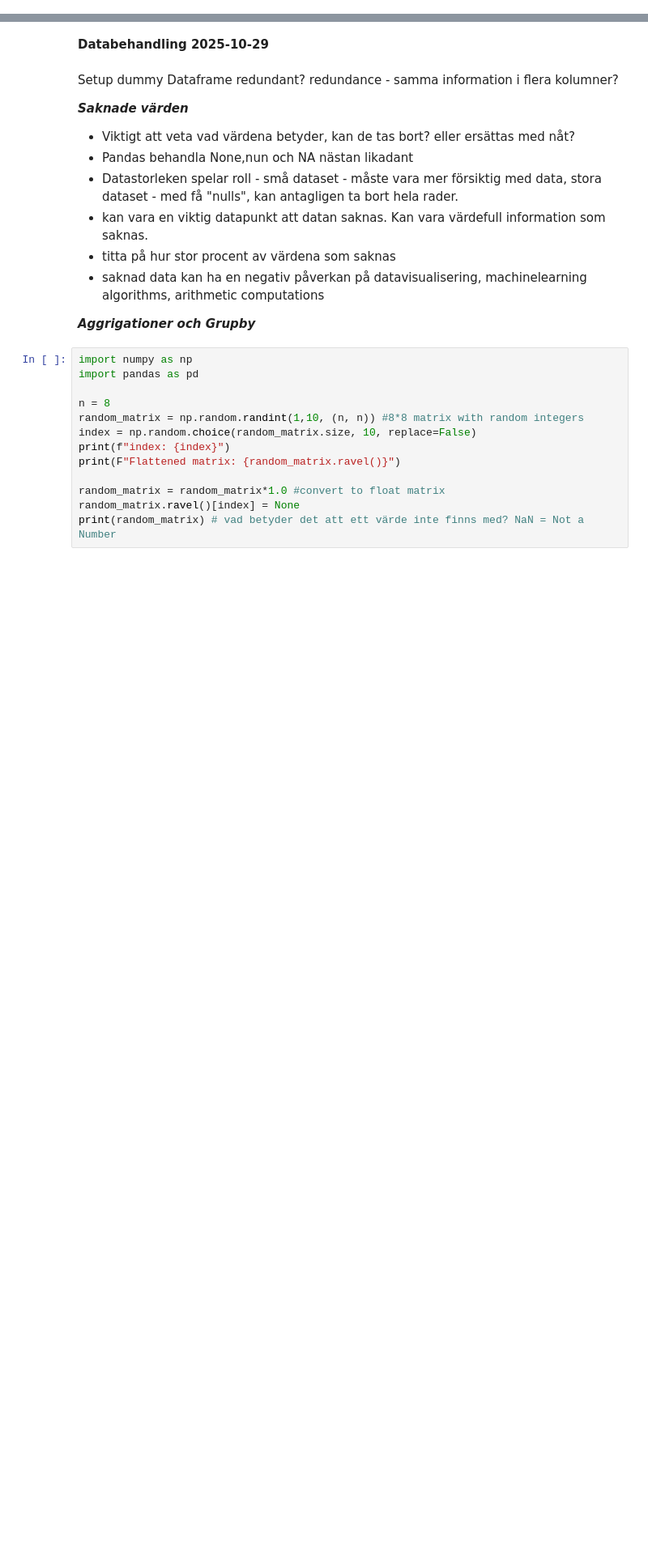
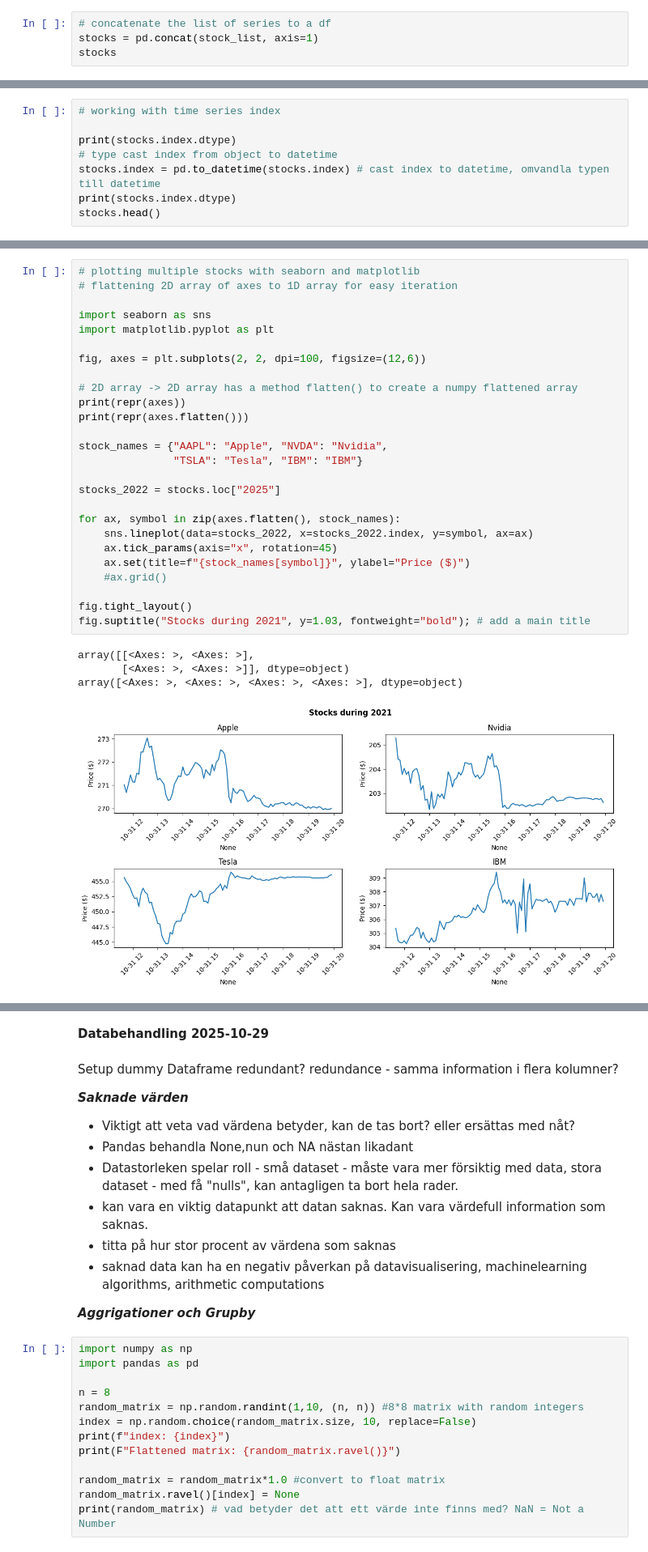
Before and after one commit to F-Degerman/data-mining-FANNY-DEGERMAN, a Jupyter notebook: Notebook_DM.ipynb, the cells around one changed output, grey strips where cells are left out. Shown: that part at 81% size. Saved outputs shown, nothing was run; the diff lists cells and outputs as text; blank space fills up the shorter version.

Commit message:
Flera uppdateringar. Nya dokument och svar på uppgifter i labb_data_behandling

```diff
--- a/Notebook_DM.ipynb
+++ b/Notebook_DM.ipynb
@@ -0,0 +152,4 @@
+# %%
+# concatenate the list of series to a df
+stocks = pd.concat(stock_list, axis=1)
+stocks
@@ -0,0 +180,8 @@
+# %%
+# working with time series index
+
+print(stocks.index.dtype)
+# type cast index from object to datetime
+stocks.index = pd.to_datetime(stocks.index) # cast index to datetime, omvandla typen till datetime
+print(stocks.index.dtype)
+stocks.head()
@@ -0,0 +220,31 @@
+# %%
+# plotting multiple stocks with seaborn and matplotlib
+# flattening 2D array of axes to 1D array for easy iteration
+
+import seaborn as sns
+import matplotlib.pyplot as plt
+
+fig, axes = plt.subplots(2, 2, dpi=100, figsize=(12,6))
+
+# 2D array -> 2D array has a method flatten() to create a numpy flattened array
+print(repr(axes))
+print(repr(axes.flatten()))
+
+stock_names = {"AAPL": "Apple", "NVDA": "Nvidia",
+               "TSLA": "Tesla", "IBM": "IBM"}
+
+stocks_2022 = stocks.loc["2025"]
+
+for ax, symbol in zip(axes.flatten(), stock_names):
+    sns.lineplot(data=stocks_2022, x=stocks_2022.index, y=symbol, ax=ax)
+    ax.tick_params(axis="x", rotation=45)
+    ax.set(title=f"{stock_names[symbol]}", ylabel="Price ($)")
+    #ax.grid()
+
+fig.tight_layout()
+fig.suptitle("Stocks during 2021", y=1.03, fontweight="bold"); # add a main title
+# %% [output]
+array([[<Axes: >, <Axes: >],
+       [<Axes: >, <Axes: >]], dtype=object)
+array([<Axes: >, <Axes: >, <Axes: >, <Axes: >], dtype=object)
+[figure, added]
```
Also changed, not shown: parts of 30 cells of this notebook, 9 other files.
